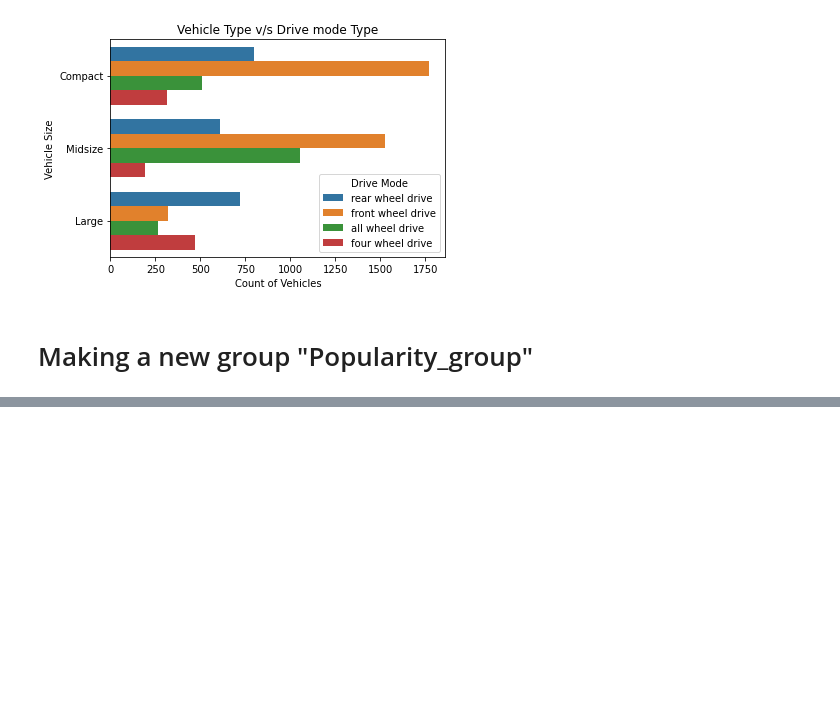
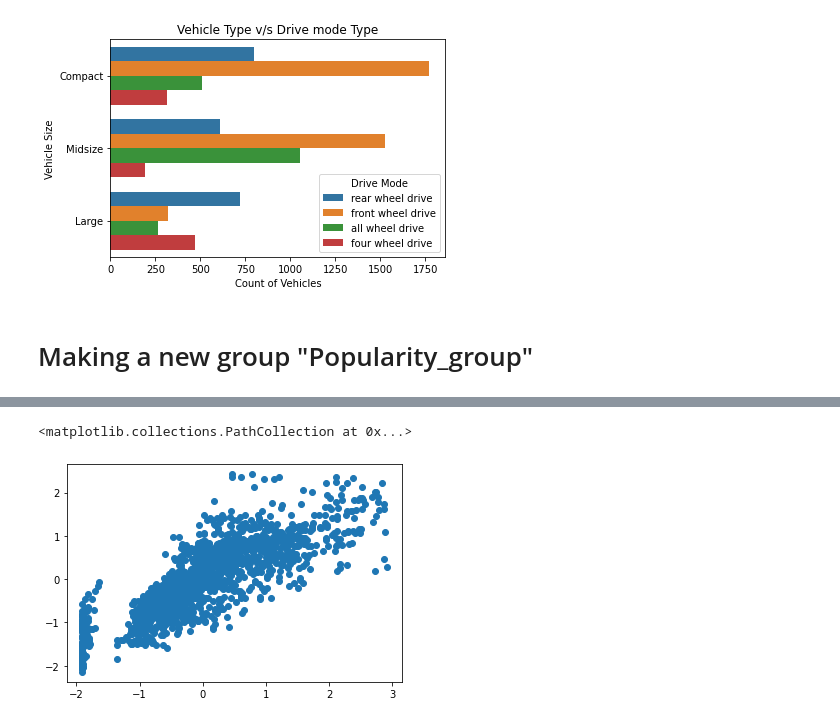
Before and after one commit to anifmohammad/MLinternshipproject, a Jupyter notebook: exploratory_data_analysis_of_car_features.ipynb, the cells around one changed output, grey strips where cells are left out. Saved outputs shown, nothing was run; the diff lists cells and outputs as text; code cells hidden in the pictures; blank space fills up the shorter version.

```diff
--- a/exploratory_data_analysis_of_car_features.ipynb
+++ b/exploratory_data_analysis_of_car_features.ipynb
@@ -313,0 +334,6 @@ plt.xlabel('Popularity group');
+# %%
+y_pred = regressor.predict(X_test)
+plt.scatter( y_test, y_pred)
+# %% [output]
+<matplotlib.collections.PathCollection at 0x...>
+[figure, added]
```
Also changed, not shown: parts of 24 cells of this notebook.
